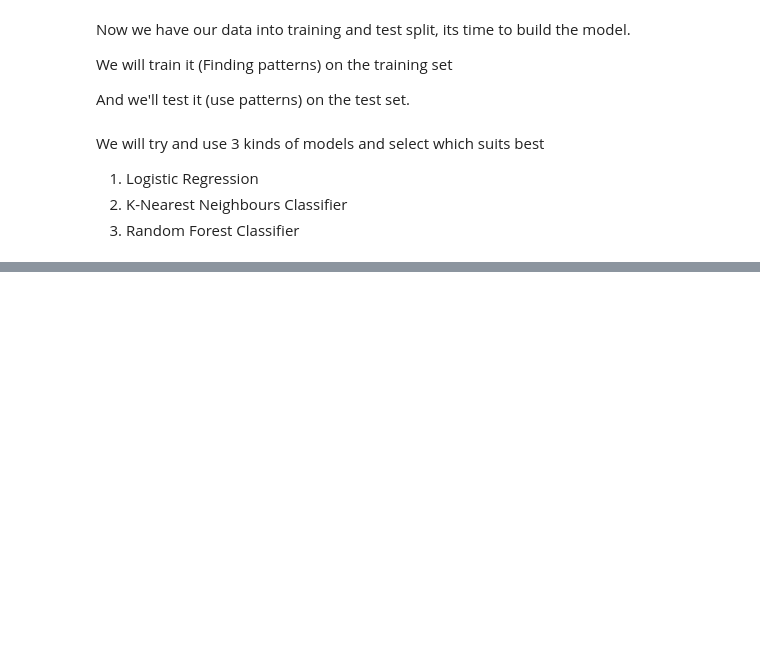
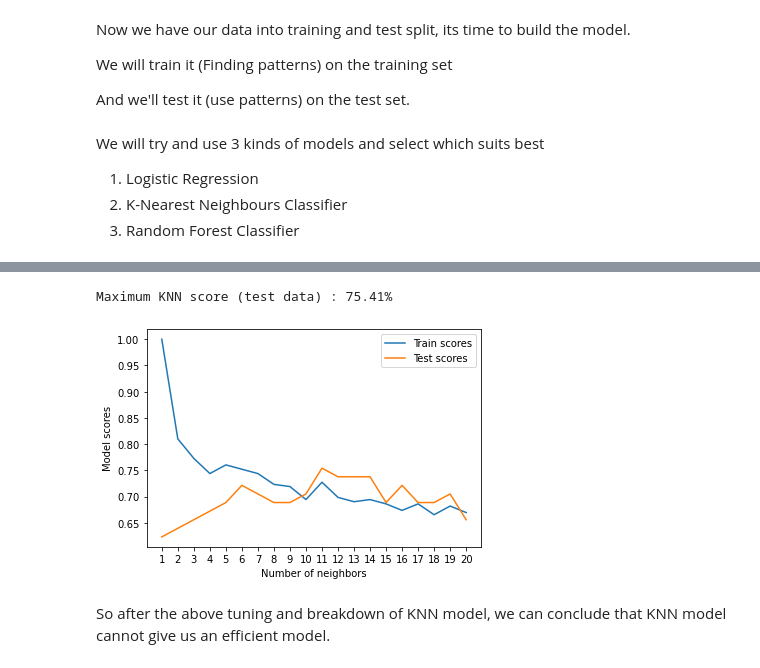
Before and after one commit to aristocrat71/Project_Heart_Disease, a Jupyter notebook: main-notebook.ipynb, the cells around one changed output, grey strips where cells are left out. Cells and saved outputs as stored; diff of their text form; code cells hidden in the pictures; blank space fills up the shorter version.

Commit message:
commit -hyperparameter tuning by hand

```diff
--- a/main-notebook.ipynb
+++ b/main-notebook.ipynb
@@ -403,0 +453,24 @@ def fit_n_score(models, X_train, y_train, X_test, y_test) :
+# %%
+# Let's tune KNN first
+
+train_scores= []
+test_scores= []
+
+# Creating list of different values for n neighbours
+neighbors = range(1, 21)
+
+# Setting up KNN instance
+knn = KNeighborsClassifier()
+
+# Loop through n neighbours
+for i in neighbors:
+    knn.set_params(n_neighbors = i)
+
+    # Fit the algorithm
+    knn.fit(X_train, y_train)
+
+    # Update the training scores list
+    train_scores.append(knn.score(X_train, y_train))
+
+    # Update the test scores list
+    test_scores.append(knn.score(X_test, y_test))
@@ -403,0 +523,14 @@ def fit_n_score(models, X_train, y_train, X_test, y_test) :
+# %%
+plt.plot(neighbors, train_scores, label='Train scores')
+plt.plot(neighbors, test_scores, label='Test scores')
+plt.xticks(np.arange(1, 21, 1))
+plt.xlabel('Number of neighbors')
+plt.ylabel('Model scores')
+plt.legend()
+
+print(f"Maximum KNN score (test data) : {max(test_scores)*100:.2f}%")
+# %% [output]
+Maximum KNN score (test data) : 75.41%
+[figure, added]
+# %% [markdown]
+So after the above tuning and breakdown of KNN model, we can conclude that KNN model cannot give us an efficient model.
```
Also changed, not shown: parts of 11 cells of this notebook.
